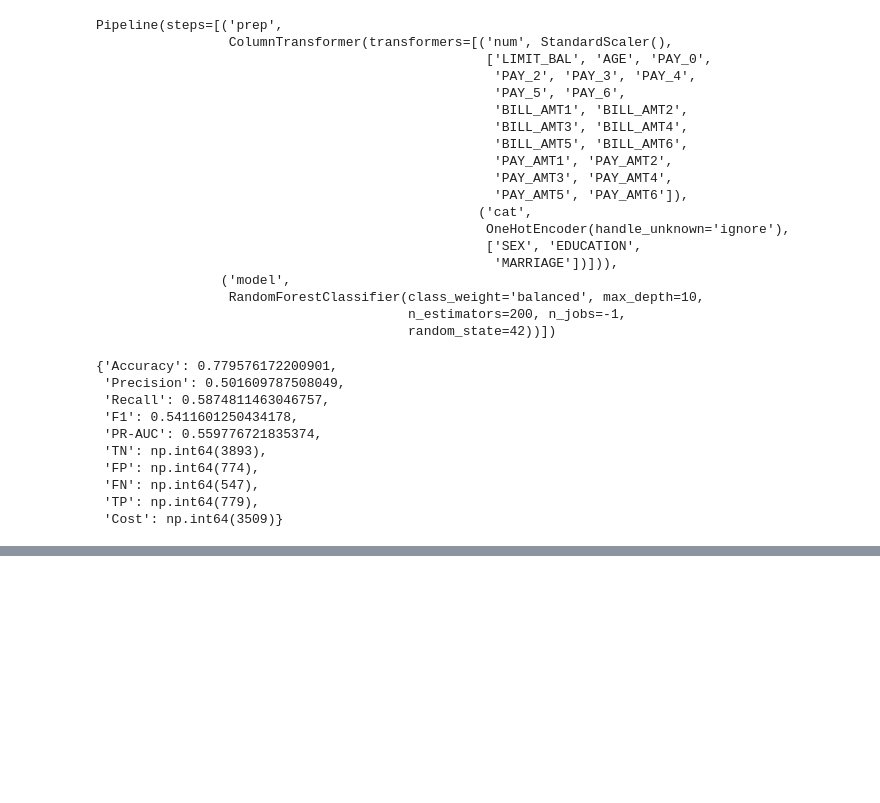
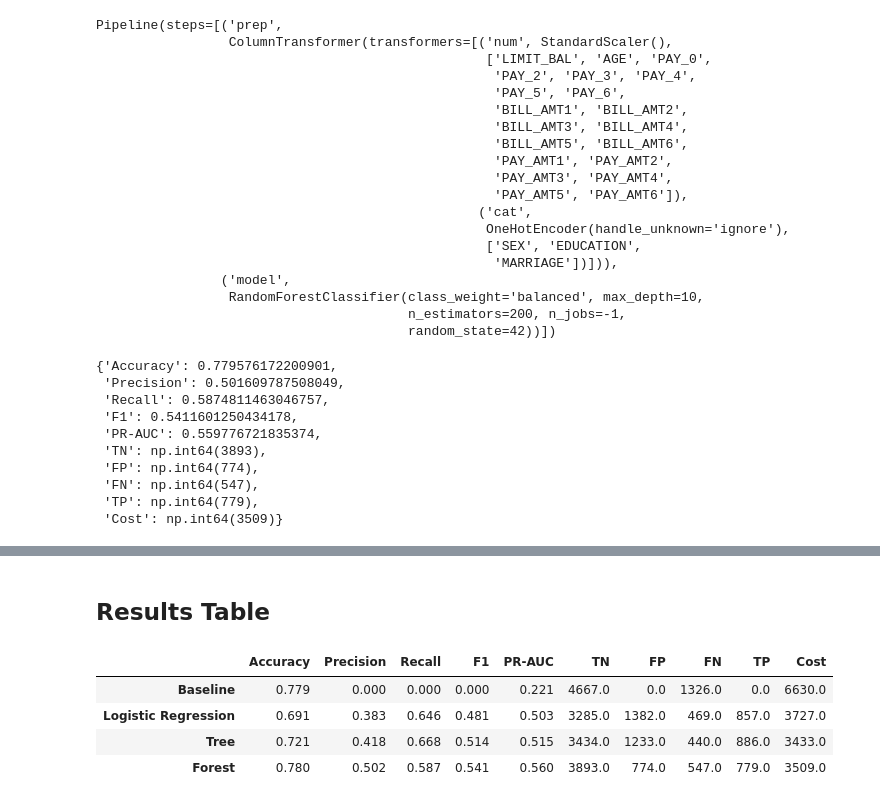
Before and after one commit to SHMUN45/customer-credit-default-ML, a Jupyter notebook: notebooks/03_model_comparison.ipynb, the cells around one changed output, grey strips where cells are left out. Cells and saved outputs as stored; diff of their text form; code cells hidden in the pictures; blank space fills up the shorter version.

```diff
--- a/notebooks/03_model_comparison.ipynb
+++ b/notebooks/03_model_comparison.ipynb
@@ -269,0 +293,10 @@ evaluate(forest, X_val, y_val)
+# %% [markdown]
+## Results Table
+# %%
+results.T.round(3)
+# %% [output]
+|  | Accuracy | Precision | Recall | F1 | PR-AUC | TN | FP | FN | TP | Cost |
+| Baseline | 0.779 | 0.000 | 0.000 | 0.000 | 0.221 | 4667.0 | 0.0 | 1326.0 | 0.0 | 6630.0 |
+| Logistic Regression | 0.691 | 0.383 | 0.646 | 0.481 | 0.503 | 3285.0 | 1382.0 | 469.0 | 857.0 | 3727.0 |
+| Tree | 0.721 | 0.418 | 0.668 | 0.514 | 0.515 | 3434.0 | 1233.0 | 440.0 | 886.0 | 3433.0 |
+| Forest | 0.780 | 0.502 | 0.587 | 0.541 | 0.560 | 3893.0 | 774.0 | 547.0 | 779.0 | 3509.0 |
```
Also changed, not shown: parts of 5 cells of this notebook.
